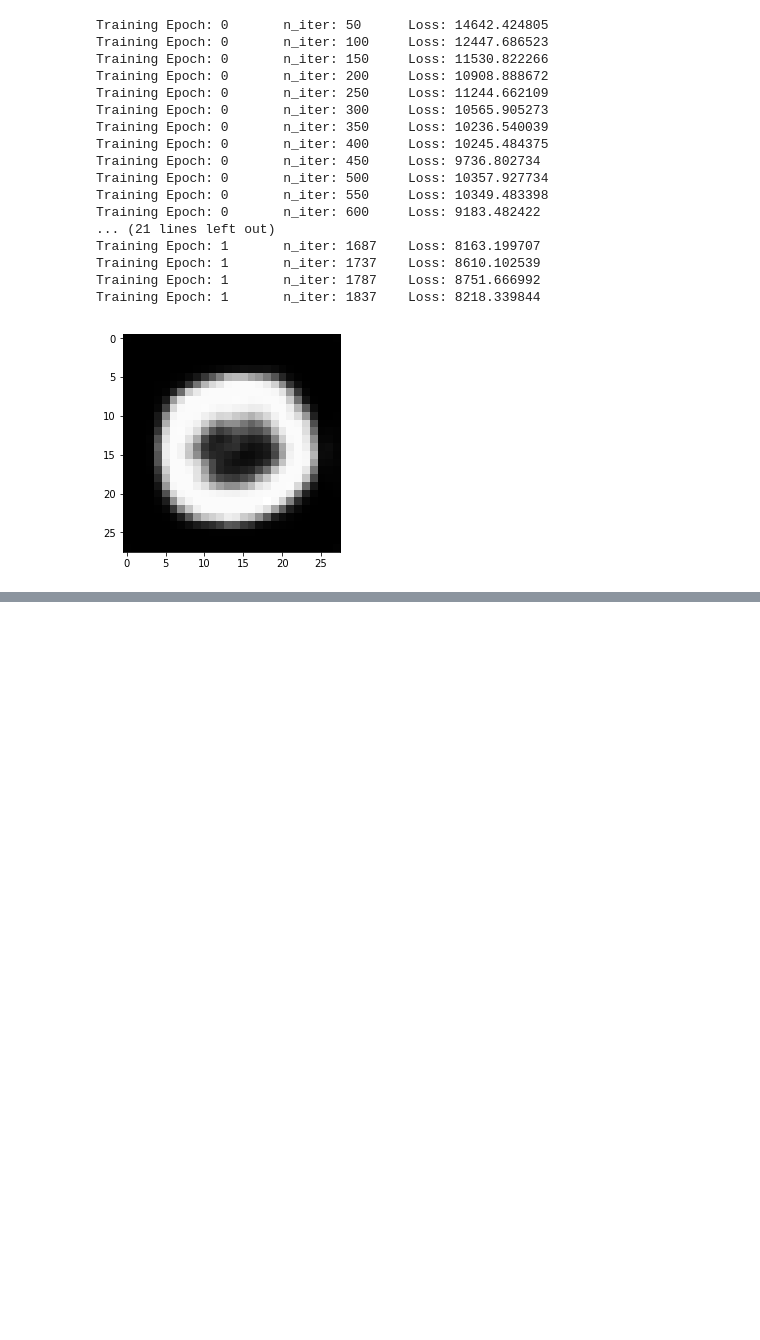
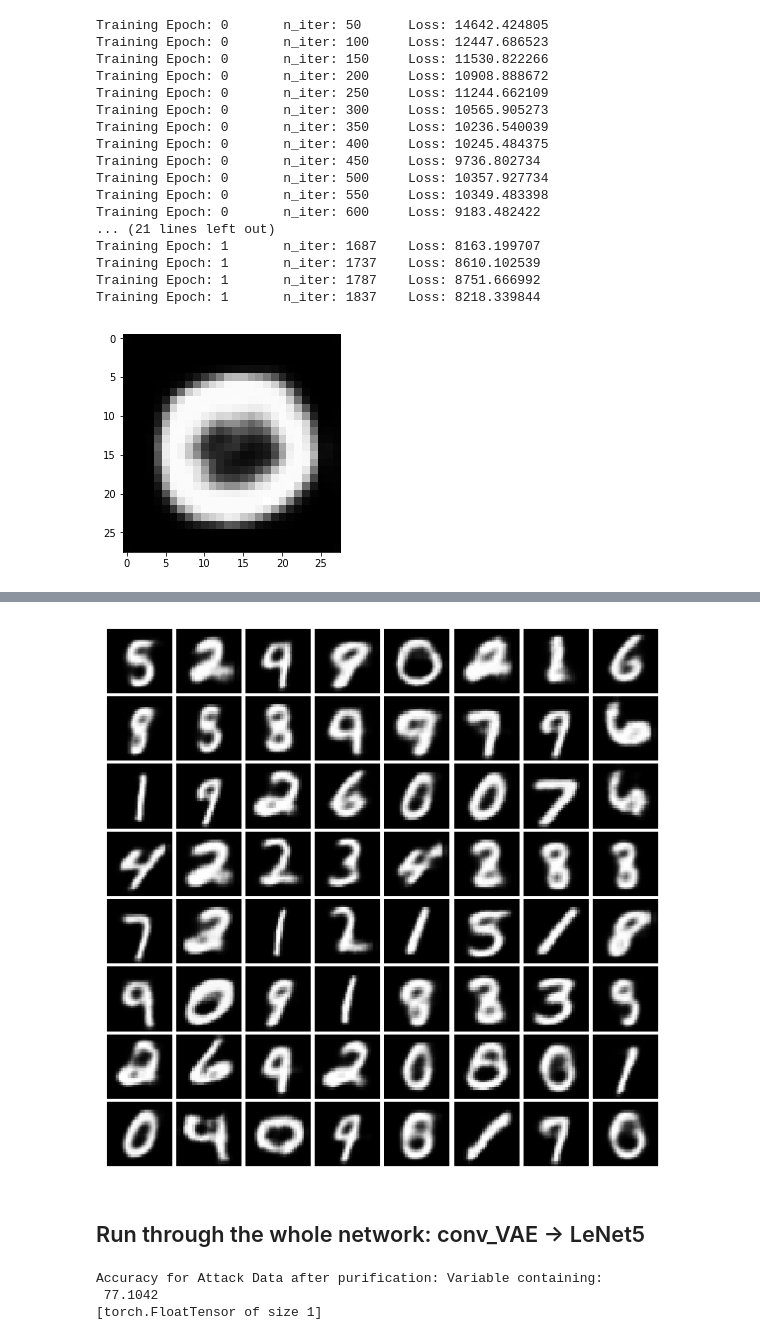
Before and after one commit to betterfellow/defense, a Jupyter notebook: mnist_attacks/pytorch_FGSM/defend_lenet5_by_convVAE.ipynb, the cells around one changed output, grey strips where cells are left out. Drawn from its saved outputs; the diff is of its cells as text; code cells hidden in the pictures; blank space fills up the shorter version.

```diff
--- a/mnist_attacks/pytorch_FGSM/defend_lenet5_by_convVAE.ipynb
+++ b/mnist_attacks/pytorch_FGSM/defend_lenet5_by_convVAE.ipynb
@@ -472,0 +586,37 @@ for image, label in tqdm(my_batches):
+# %%
+fig = plt.figure(figsize=(10, 10))
+gs = gridspec.GridSpec(8, 8)
+gs.update(wspace=0.05, hspace=0.05)
+for i in range(64):
+    ax = plt.subplot(gs[i])
+    plt.axis('off')
+    ax.set_xticklabels([])
+    ax.set_yticklabels([])
+    ax.set_aspect('equal')
+    plt.imshow(reconstructed_output[i].data.numpy().reshape(28, 28), cmap='gray')
+fig.savefig("cleansed_attack_images_by_{}epochs_convVAE.png".format(d_num_epoch))
+# %% [output]
+[figure, added]
+# %% [markdown]
+## Run through the whole network: conv_VAE -> LeNet5
+# %%
+i=0
+for image, label in tqdm(attack_batches):
+    attack_image=Variable(image,volatile=True)
+    y_= Variable(torch.from_numpy(np.array(label)))
+#     noise_added_image=add_noise(image,noise_level)
+
+    reconstructed_output=defense_model(attack_image)
+
+    output=model(reconstructed_output)
+
+    _,output_index = torch.max(output,1)
+
+    total += y_.size(0)
+    correct += (output_index == y_).sum().float()
+
+print("Accuracy for Attack Data after purification: {}".format(100*correct/total))
+# %% [output]
+Accuracy for Attack Data after purification: Variable containing:
+ 77.1042
+[torch.FloatTensor of size 1]
```
Also changed, not shown: parts of 12 cells of this notebook, 10 other files.
